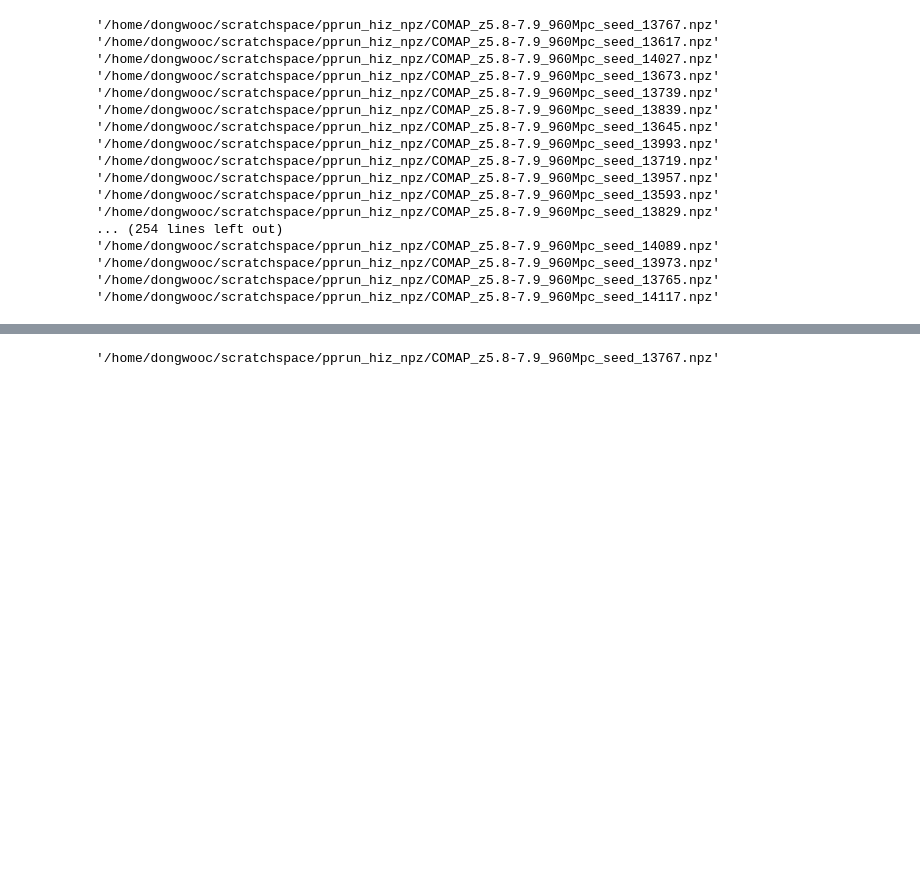
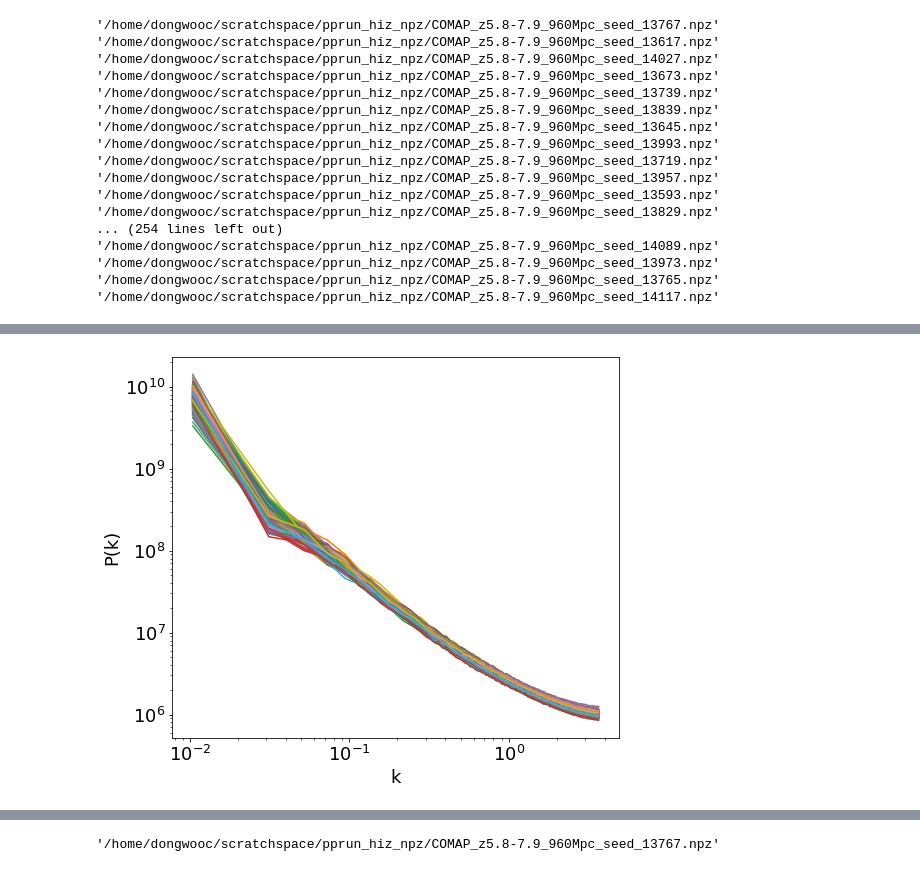
Before and after one commit to PatrickHorlaville/CITA_LIM, a Jupyter notebook: Many_Reals.ipynb, the cells around one changed output, grey strips where cells are left out. Saved outputs shown, nothing was run; the diff lists cells and outputs as text; code cells hidden in the pictures; blank space fills up the shorter version.

```diff
--- a/Many_Reals.ipynb
+++ b/Many_Reals.ipynb
@@ -100,0 +101,10 @@ Loading .npz catalogues...
+# %%
+for i in range(len(onlyfiles)):
+    plt.plot(k_sim_i[i], Pk_sim_i[i])
+    plt.xscale('log')
+    plt.yscale('log')
+    plt.xlabel('k')
+    plt.ylabel('P(k)')
+    plt.grid()
+# %% [output]
+[figure, added]
```
Also changed, not shown: parts of 3 cells of this notebook, 1 other file.
